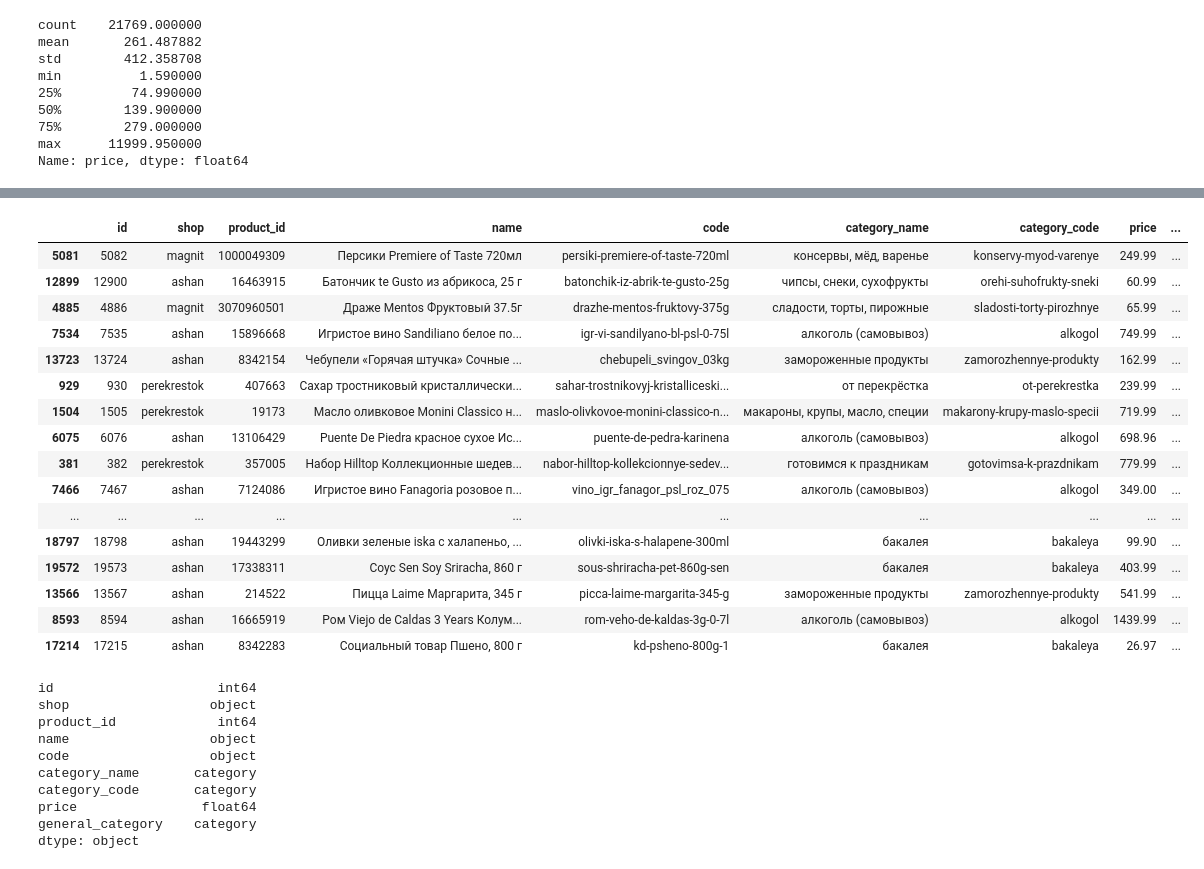
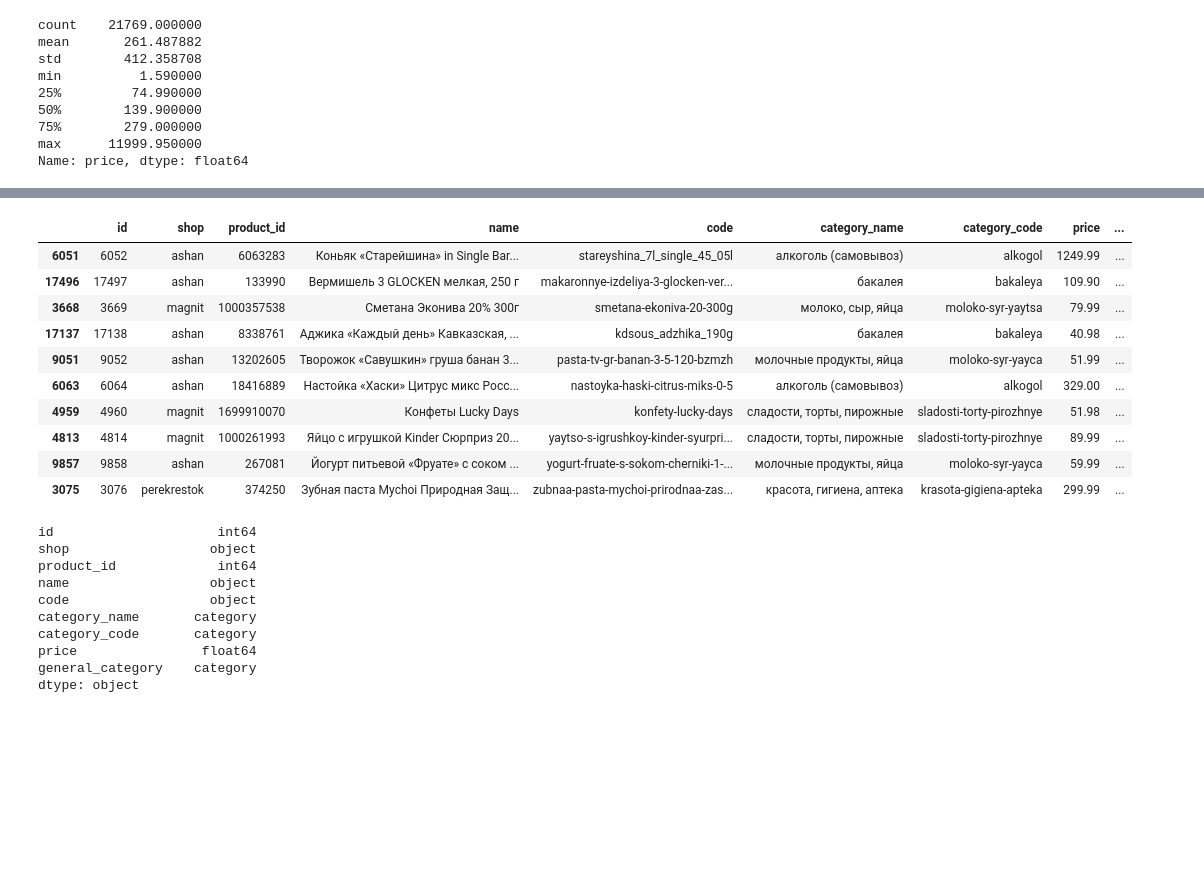
Before and after one commit to ShangaT/market_matcher, a Jupyter notebook: app/classifier_training/product_classifier.ipynb, the cells around one changed output, grey strips where cells are left out. Cells and saved outputs as stored; diff of their text form; code cells hidden in the pictures; blank space fills up the shorter version.

```diff
--- a/app/classifier_training/product_classifier.ipynb
+++ b/app/classifier_training/product_classifier.ipynb
@@ -67,51 +80,45 @@ products['category_name'].value_counts().plot.bar()
 # %%
 products['general_category'] = np.nan
 
 def general_category(row):
     if 'молоко' in row['category_name'] or 'молочные' in row['category_name'] or 'сыр' in row['category_name'] or 'яйца' in row['category_name']:
         return 'Молочные продукты'
     elif 'мясные' in row['category_name'] or 'колбасные' in row['category_name']  or 'мясо' in row['category_name'] or 'сосиски' in row['category_name']:
         return 'Мясные продукты'
     elif 'рыба' in row['category_name']:
         return 'Рыба и морепродукты'
     elif 'овощи' in row['category_name'] or 'фрукты' in row['category_name'] or 'орехи' in row['category_name'] or 'снеки' in row['category_name']:
         return 'Овощи, фрукты, закуски'
-    elif 'бакалея' in row['category_name'] or 'соусы' in row['category_name'] or 'макароны' in row['category_name']:
+    elif 'бакалея' in row['category_name'] or 'соусы' in row['category_name'] or 'макароны' in row['category_name'] or 'консервы' in row['category_name'] or 'мед' in row['category_name'] or 'варенье' in row['category_name']:
         return 'Бакалея и соусы'
     elif 'сладости' in row['category_name']:
         return 'Сладости'
-    elif 'консервы' in row['category_name'] or 'мед' in row['category_name'] or 'варенье' in row['category_name']:
-        return 'Консервы, мед, варенье'
+    # elif 'консервы' in row['category_name'] or 'мед' in row['category_name'] or 'варенье' in row['category_name']:
+    #     return 'Консервы, мед, варенье'
     elif 'выпечка' in row['category_name'] or 'хлеб' in row['category_name']:
         return 'Выпечка и хлеб'
     elif 'чай' in row['category_name'] or 'кофе' in row['category_name'] or 'сахар' in row['category_name']:
         return 'Чай, кофе, какао, сахар'
     elif 'напитки' in row['category_name'] or 'алкоголь' in row['category_name']:
         return 'Напитки'
     else:
         return 'Прочее'
 
 products['general_category'] = products.apply(general_category, axis=1)
 products.general_category = products.general_category.astype('category')
-products.sample(20)
+products.sample(10)
 # %% [output]
 |  | id | shop | product_id | name | code | category_name | category_code | price | ... |
-| 5081 | 5082 | magnit | 1000049309 | Персики Premiere of Taste 720мл | persiki-premiere-of-taste-720ml | консервы, мёд, варенье | konservy-myod-varenye | 249.99 | ... |
-| 12899 | 12900 | ashan | 16463915 | Батончик te Gusto из абрикоса, 25 г | batonchik-iz-abrik-te-gusto-25g | чипсы, снеки, сухофрукты | orehi-suhofrukty-sneki | 60.99 | ... |
-| 4885 | 4886 | magnit | 3070960501 | Драже Mentos Фруктовый 37.5г | drazhe-mentos-fruktovy-375g | сладости, торты, пирожные | sladosti-torty-pirozhnye | 65.99 | ... |
-| 7534 | 7535 | ashan | 15896668 | Игристое вино Sandiliano белое по... | igr-vi-sandilyano-bl-psl-0-75l | алкоголь (самовывоз) | alkogol | 749.99 | ... |
-| 13723 | 13724 | ashan | 8342154 | Чебупели «Горячая штучка» Сочные ... | chebupeli_svingov_03kg | замороженные продукты | zamorozhennye-produkty | 162.99 | ... |
-| 929 | 930 | perekrestok | 407663 | Сахар тростниковый кристаллически... | sahar-trostnikovyj-kristalliceski... | от перекрёстка | ot-perekrestka | 239.99 | ... |
-| 1504 | 1505 | perekrestok | 19173 | Масло оливковое Monini Classico н... | maslo-olivkovoe-monini-classico-n... | макароны, крупы, масло, специи | makarony-krupy-maslo-specii | 719.99 | ... |
-| 6075 | 6076 | ashan | 13106429 | Puente De Piedra красное сухое Ис... | puente-de-pedra-karinena | алкоголь (самовывоз) | alkogol | 698.96 | ... |
-| 381 | 382 | perekrestok | 357005 | Набор Hilltop Коллекционные шедев... | nabor-hilltop-kollekcionnye-sedev... | готовимся к праздникам | gotovimsa-k-prazdnikam | 779.99 | ... |
-| 7466 | 7467 | ashan | 7124086 | Игристое вино Fanagoria розовое п... | vino_igr_fanagor_psl_roz_075 | алкоголь (самовывоз) | alkogol | 349.00 | ... |
-| ... | ... | ... | ... | ... | ... | ... | ... | ... | ... |
-| 18797 | 18798 | ashan | 19443299 | Оливки зеленые iska с халапеньо, ... | olivki-iska-s-halapene-300ml | бакалея | bakaleya | 99.90 | ... |
-| 19572 | 19573 | ashan | 17338311 | Соус Sen Soy Sriracha, 860 г | sous-shriracha-pet-860g-sen | бакалея | bakaleya | 403.99 | ... |
-| 13566 | 13567 | ashan | 214522 | Пицца Laime Маргарита, 345 г | picca-laime-margarita-345-g | замороженные продукты | zamorozhennye-produkty | 541.99 | ... |
-| 8593 | 8594 | ashan | 16665919 | Ром Viejo de Caldas 3 Years Колум... | rom-veho-de-kaldas-3g-0-7l | алкоголь (самовывоз) | alkogol | 1439.99 | ... |
-| 17214 | 17215 | ashan | 8342283 | Социальный товар Пшено, 800 г | kd-psheno-800g-1 | бакалея | bakaleya | 26.97 | ... |
+| 6051 | 6052 | ashan | 6063283 | Коньяк «Старейшина» in Single Bar... | stareyshina_7l_single_45_05l | алкоголь (самовывоз) | alkogol | 1249.99 | ... |
+| 17496 | 17497 | ashan | 133990 | Вермишель 3 GLOCKEN мелкая, 250 г | makaronnye-izdeliya-3-glocken-ver... | бакалея | bakaleya | 109.90 | ... |
+| 3668 | 3669 | magnit | 1000357538 | Сметана Эконива 20% 300г | smetana-ekoniva-20-300g | молоко, сыр, яйца | moloko-syr-yaytsa | 79.99 | ... |
+| 17137 | 17138 | ashan | 8338761 | Аджика «Каждый день» Кавказская, ... | kdsous_adzhika_190g | бакалея | bakaleya | 40.98 | ... |
+| 9051 | 9052 | ashan | 13202605 | Творожок «Савушкин» груша банан 3... | pasta-tv-gr-banan-3-5-120-bzmzh | молочные продукты, яйца | moloko-syr-yayca | 51.99 | ... |
+| 6063 | 6064 | ashan | 18416889 | Настойка «Хаски» Цитрус микс Росс... | nastoyka-haski-citrus-miks-0-5 | алкоголь (самовывоз) | alkogol | 329.00 | ... |
+| 4959 | 4960 | magnit | 1699910070 | Конфеты Lucky Days | konfety-lucky-days | сладости, торты, пирожные | sladosti-torty-pirozhnye | 51.98 | ... |
+| 4813 | 4814 | magnit | 1000261993 | Яйцо с игрушкой Kinder Сюрприз 20... | yaytso-s-igrushkoy-kinder-syurpri... | сладости, торты, пирожные | sladosti-torty-pirozhnye | 89.99 | ... |
+| 9857 | 9858 | ashan | 267081 | Йогурт питьевой «Фруате» с соком ... | yogurt-fruate-s-sokom-cherniki-1-... | молочные продукты, яйца | moloko-syr-yayca | 59.99 | ... |
+| 3075 | 3076 | perekrestok | 374250 | Зубная паста Mychoi Природная Защ... | zubnaa-pasta-mychoi-prirodnaa-zas... | красота, гигиена, аптека | krasota-gigiena-apteka | 299.99 | ... |
 # %%
 products.category_name = products.category_name.astype('category')
 products.category_code = products.category_code.astype('category')
```
Also changed, not shown: parts of 21 cells of this notebook, 14 other files.
